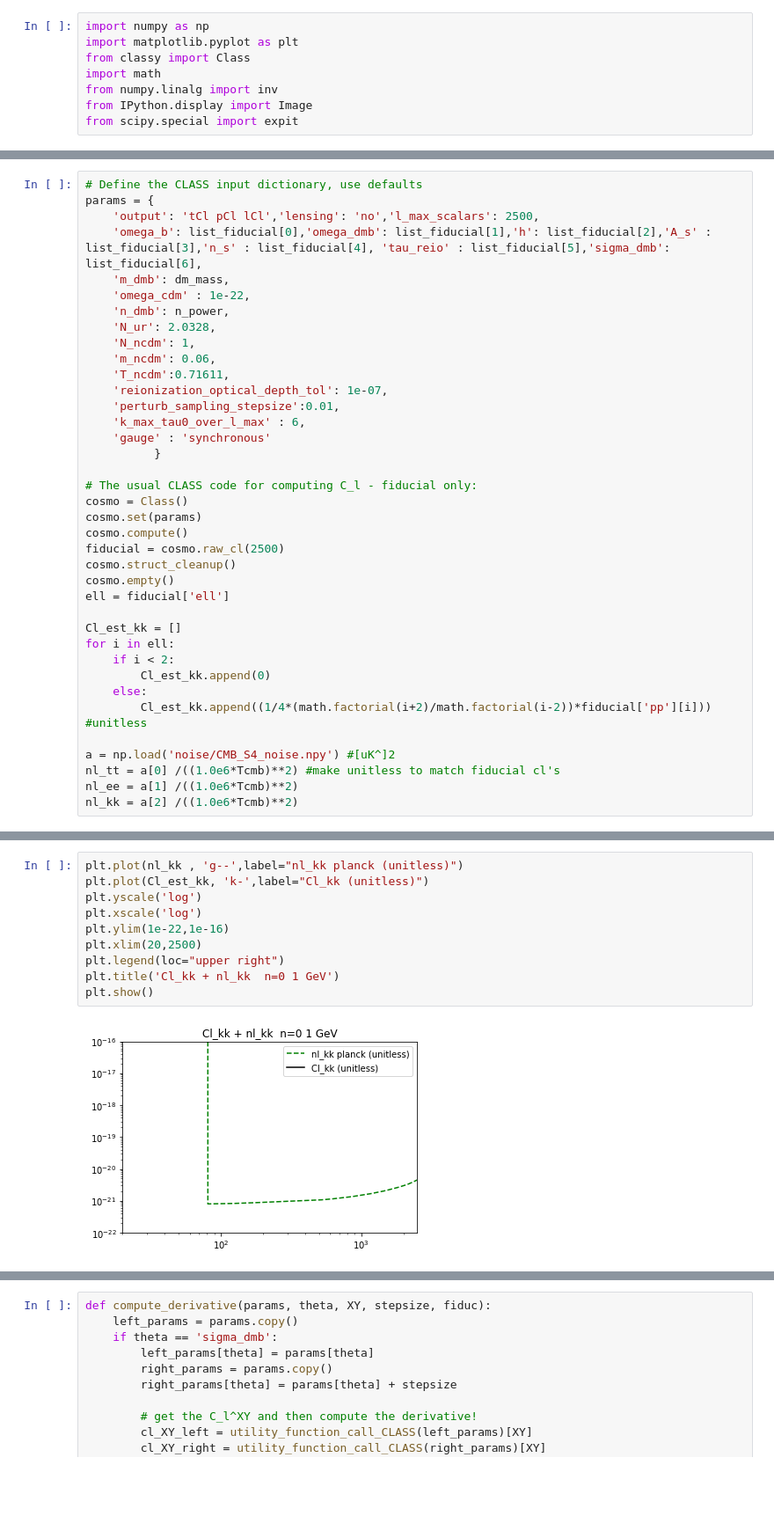
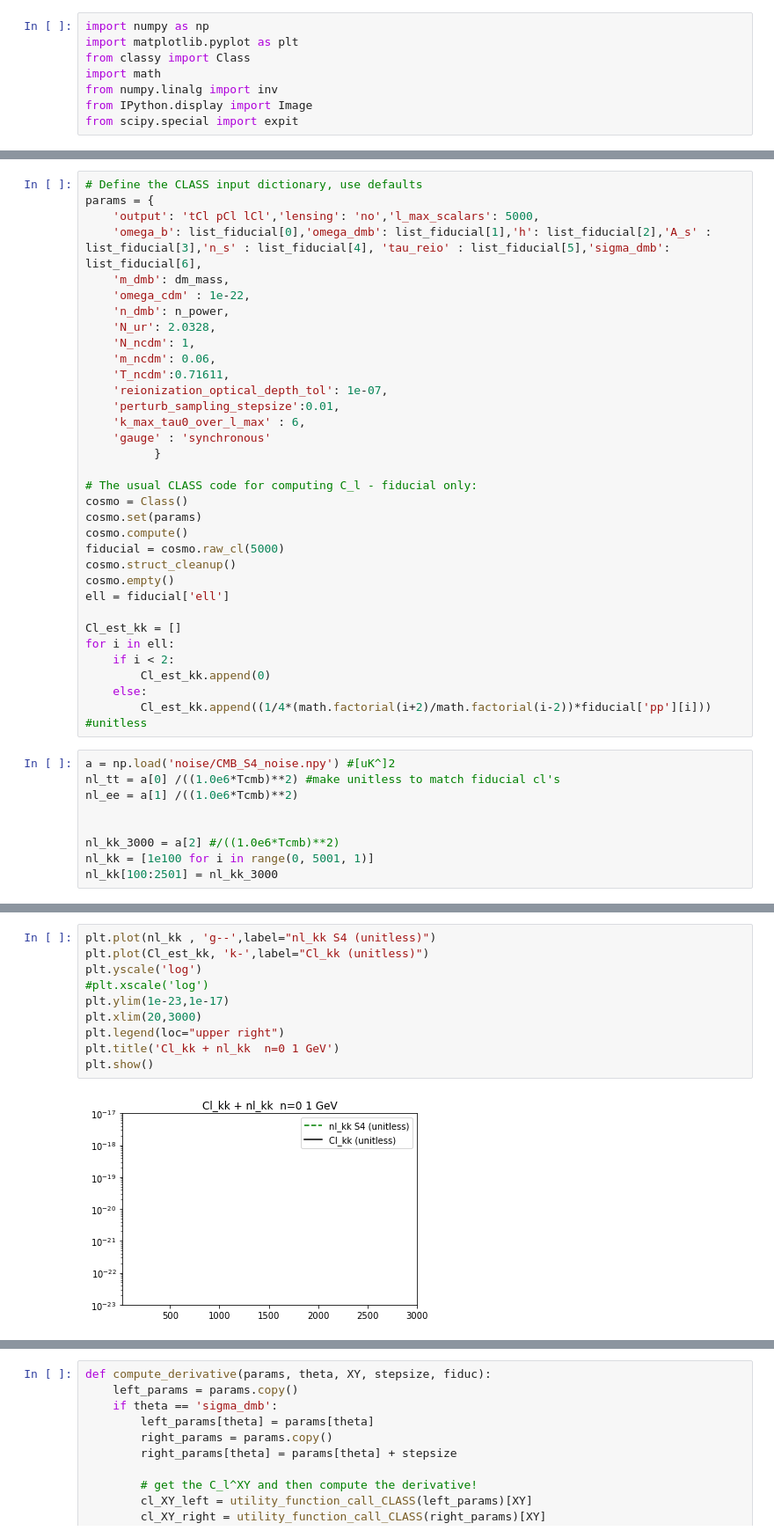
Before and after one commit to iej2106/fisher_dmb, a Jupyter notebook: compute_fisher_dmb_S4.ipynb, the cells around one changed output, grey strips where cells are left out. Shown at 88% size. Drawn from its saved outputs; the diff is of its cells as text; blank space fills up the shorter version.

Commit message:
extened vs and no double lensing

```diff
--- a/compute_fisher_dmb_S4.ipynb
+++ b/compute_fisher_dmb_S4.ipynb
@@ -37,7 +37,7 @@ Starting Time = 12:47:39
 # %%
 # Define the CLASS input dictionary, use defaults
 params = {
-    'output': 'tCl pCl lCl','lensing': 'no','l_max_scalars': 2500,
+    'output': 'tCl pCl lCl','lensing': 'no','l_max_scalars': 5000,
     'omega_b': list_fiducial[0],'omega_dmb': list_fiducial[1],'h': list_fiducial[2],'A_s' : list_fiducial[3],'n_s' : list_fiducial[4], 'tau_reio' : list_fiducial[5],'sigma_dmb': list_fiducial[6],
     'm_dmb': dm_mass,
     'omega_cdm' : 1e-22,
@@ -56,7 +56,7 @@ params = {
 cosmo = Class()
 cosmo.set(params)
 cosmo.compute()
-fiducial = cosmo.raw_cl(2500)
+fiducial = cosmo.raw_cl(5000)
 cosmo.struct_cleanup()
 cosmo.empty()
 ell = fiducial['ell']
@@ -67,8 +67,12 @@ for i in ell:
         Cl_est_kk.append(0)
     else:
         Cl_est_kk.append((1/4*(math.factorial(i+2)/math.factorial(i-2))*fiducial['pp'][i])) #unitless
-
-a = np.load('noise/CMB_S4_noise.npy') #[uK^]2
-nl_tt = a[0] /((1.0e6*Tcmb)**2) #make unitless to match fiducial cl's
-nl_ee = a[1] /((1.0e6*Tcmb)**2)
-nl_kk = a[2] /((1.0e6*Tcmb)**2)
+# %%
+a = np.load('noise/CMB_S4_noise.npy') #[uK^]2
+nl_tt = a[0] /((1.0e6*Tcmb)**2) #make unitless to match fiducial cl's
+nl_ee = a[1] /((1.0e6*Tcmb)**2)
+
+
+nl_kk_3000 = a[2] #/((1.0e6*Tcmb)**2)
+nl_kk = [1e100 for i in range(0, 5001, 1)]
+nl_kk[100:2501] = nl_kk_3000
@@ -133,12 +139,12 @@ ValueError: operands could not be broadcast together with shapes (2501,) (5001,)
 # %%
-plt.plot(nl_kk , 'g--',label="nl_kk planck (unitless)")
+plt.plot(nl_kk , 'g--',label="nl_kk S4 (unitless)")
 plt.plot(Cl_est_kk, 'k-',label="Cl_kk (unitless)")
 plt.yscale('log')
-plt.xscale('log')
-plt.ylim(1e-22,1e-16)
-plt.xlim(20,2500)
+#plt.xscale('log')
+plt.ylim(1e-23,1e-17)
+plt.xlim(20,3000)
 plt.legend(loc="upper right")
 plt.title('Cl_kk + nl_kk  n=0 1 GeV')
 plt.show()
 # %% [output]
-[figure, old version]
+[figure, new version]
```
Also changed, not shown: parts of 15 cells of this notebook, 3 other files.
